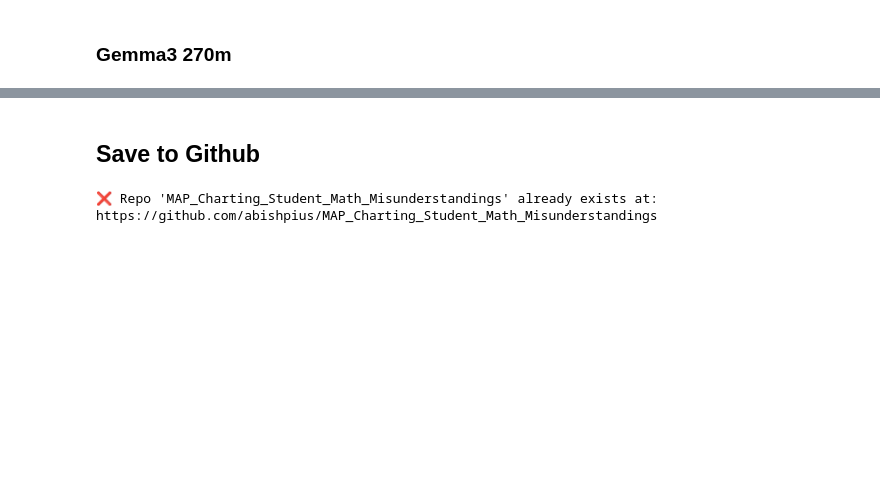
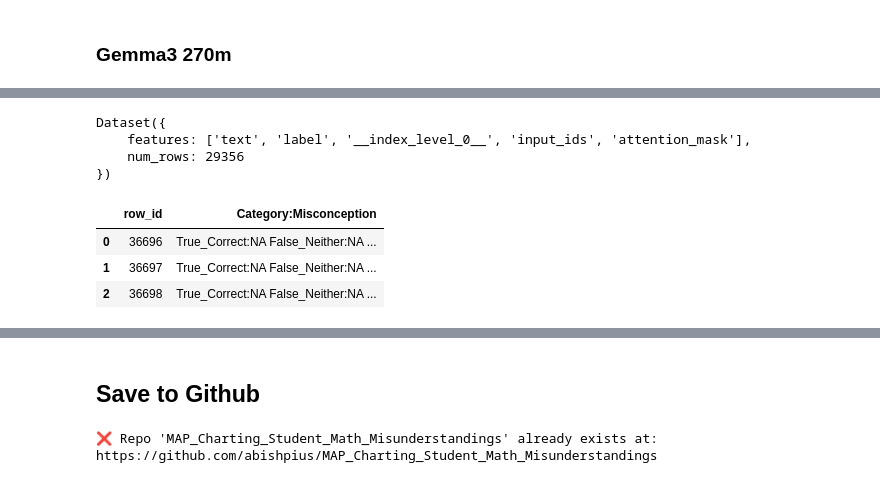
Before and after one commit to abishpius/MAP_Charting_Student_Math_Misunderstandings, a Jupyter notebook: Kaggle_MAP_Charting_Student_Math_Misunderstandings.ipynb, the cells around one changed output, grey strips where cells are left out. Drawn from its saved outputs; the diff is of its cells as text; code cells hidden in the pictures; blank space fills up the shorter version.

```diff
--- a/Kaggle_MAP_Charting_Student_Math_Misunderstandings.ipynb
+++ b/Kaggle_MAP_Charting_Student_Math_Misunderstandings.ipynb
@@ -36,0 +49,17 @@ Please note that authentication is recommended but still optional to access publ
+# %%
+## Get Gemma3 270M model
+from google.colab import userdata
+from huggingface_hub import login
+
+# Get your secret
+hf_token = userdata.get('gemma3')
+
+# Login to Hugging Face
+login(token=hf_token)
+
+from transformers import AutoTokenizer, AutoModel
+
+model_name = "google/gemma-3-270m"  # official HF hub model
+
+tokenizer = AutoTokenizer.from_pretrained(model_name)
+model = AutoModel.from_pretrained(model_name)
@@ -1258,0 +1367,14 @@ test
+# %%
+train_ds
+# %% [output]
+Dataset({
+    features: ['text', 'label', '__index_level_0__', 'input_ids', 'attention_mask'],
+    num_rows: 29356
+})
+# %%
+sub
+# %% [output]
+|  | row_id | Category:Misconception |
+| 0 | 36696 | True_Correct:NA False_Neither:NA ... |
+| 1 | 36697 | True_Correct:NA False_Neither:NA ... |
+| 2 | 36698 | True_Correct:NA False_Neither:NA ... |
```
Also changed, not shown: parts of 24 cells of this notebook.
